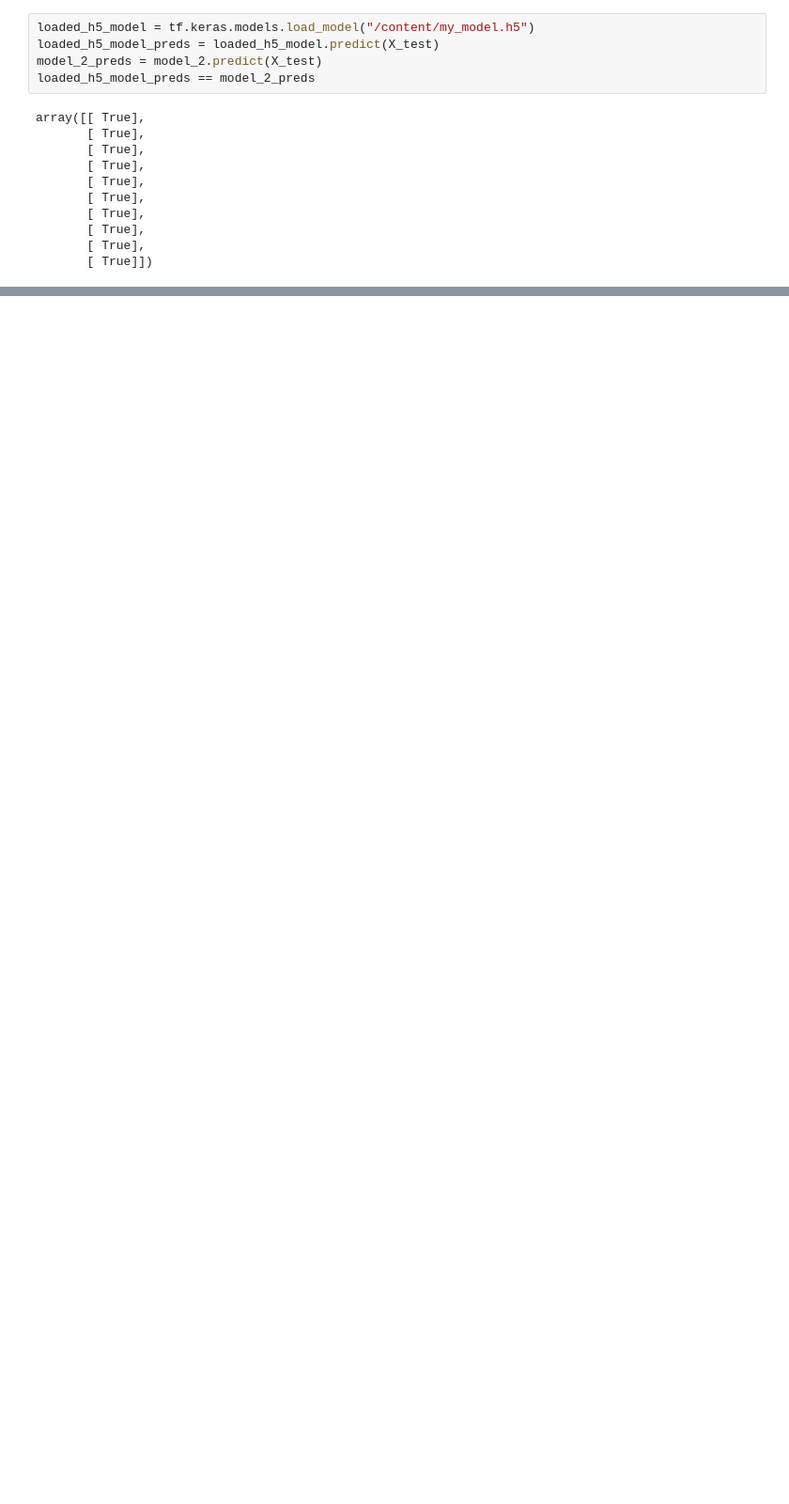
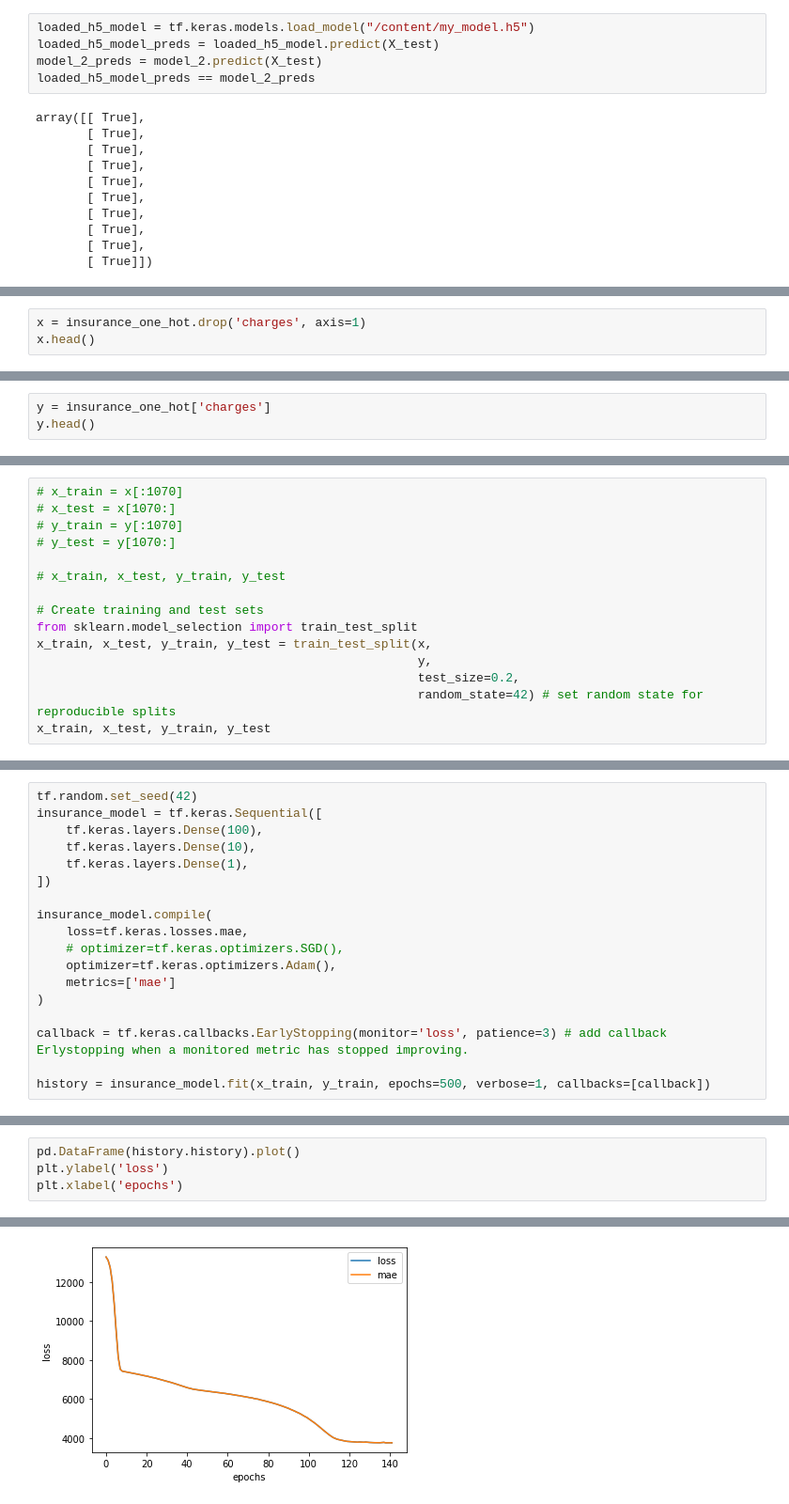
Before and after one commit to choton654/tenserflow-deep-learning, a Jupyter notebook: neural_network_regression_tensorflow.ipynb, the cells around one changed output, grey strips where cells are left out. Shown: that part at 94% size. Cells and saved outputs as stored; diff of their text form; blank space fills up the shorter version.

```diff
--- a/neural_network_regression_tensorflow.ipynb
+++ b/neural_network_regression_tensorflow.ipynb
@@ -487,0 +516,3 @@ array([[ True],
+# %%
+x = insurance_one_hot.drop('charges', axis=1)
+x.head()
@@ -487,0 +526,3 @@ array([[ True],
+# %%
+y = insurance_one_hot['charges']
+y.head()
@@ -487,0 +536,15 @@ array([[ True],
+# %%
+# x_train = x[:1070]
+# x_test = x[1070:]
+# y_train = y[:1070]
+# y_test = y[1070:]
+
+# x_train, x_test, y_train, y_test
+
+# Create training and test sets
+from sklearn.model_selection import train_test_split
+x_train, x_test, y_train, y_test = train_test_split(x,
+                                                    y,
+                                                    test_size=0.2,
+                                                    random_state=42) # set random state for reproducible splits
+x_train, x_test, y_train, y_test
@@ -487,0 +569,18 @@ array([[ True],
+# %%
+tf.random.set_seed(42)
+insurance_model = tf.keras.Sequential([
+    tf.keras.layers.Dense(100),
+    tf.keras.layers.Dense(10),
+    tf.keras.layers.Dense(1),
+])
+
+insurance_model.compile(
+    loss=tf.keras.losses.mae,
+    # optimizer=tf.keras.optimizers.SGD(),
+    optimizer=tf.keras.optimizers.Adam(),
+    metrics=['mae']
+)
+
+callback = tf.keras.callbacks.EarlyStopping(monitor='loss', patience=3) # add callback Erlystopping when a monitored metric has stopped improving.
+
+history = insurance_model.fit(x_train, y_train, epochs=500, verbose=1, callbacks=[callback])
@@ -487,0 +616,5 @@ array([[ True],
+# %%
+pd.DataFrame(history.history).plot()
+plt.ylabel('loss')
+plt.xlabel('epochs')
+# %% [output]
@@ -487,0 +622 @@ array([[ True],
+[figure, added]
```
Also changed, not shown: parts of 22 cells of this notebook.
